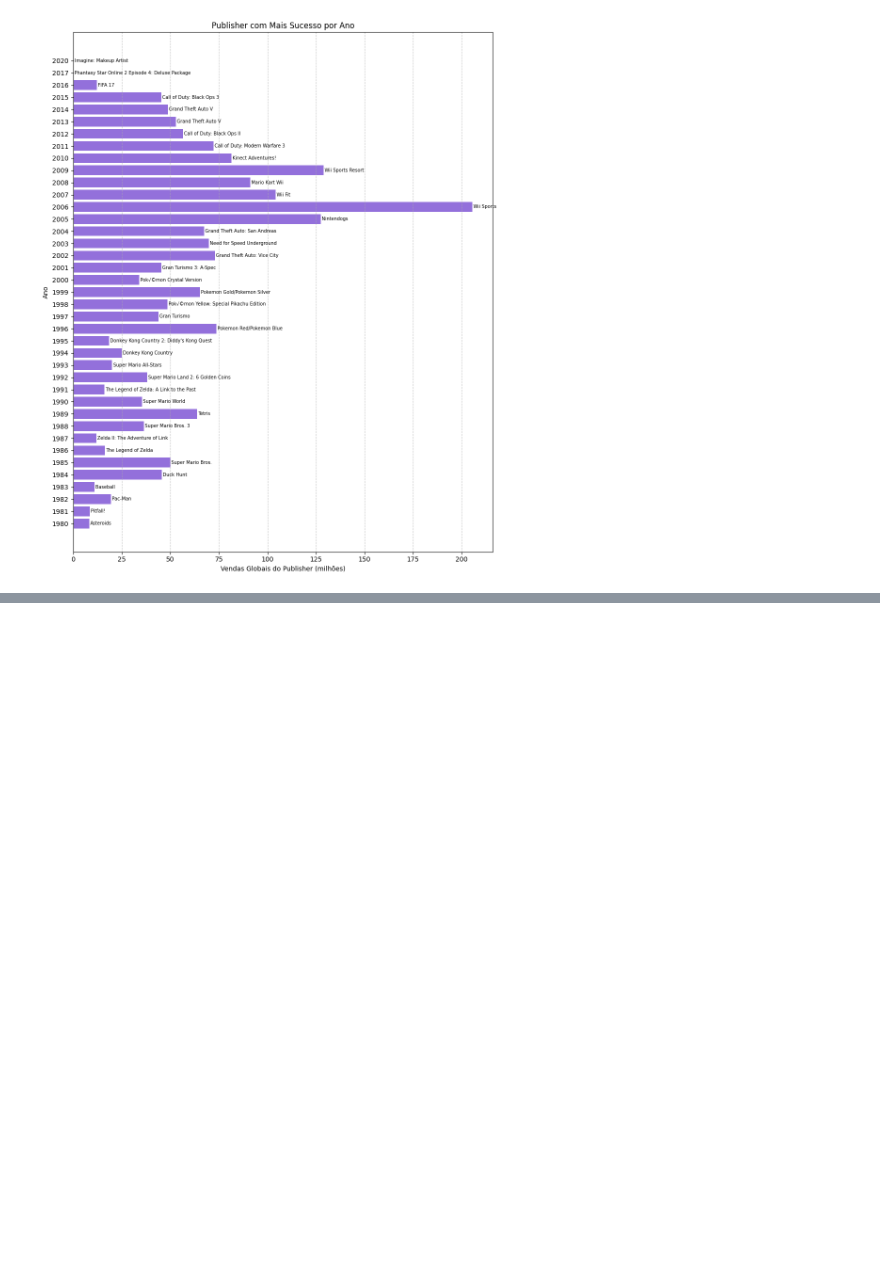
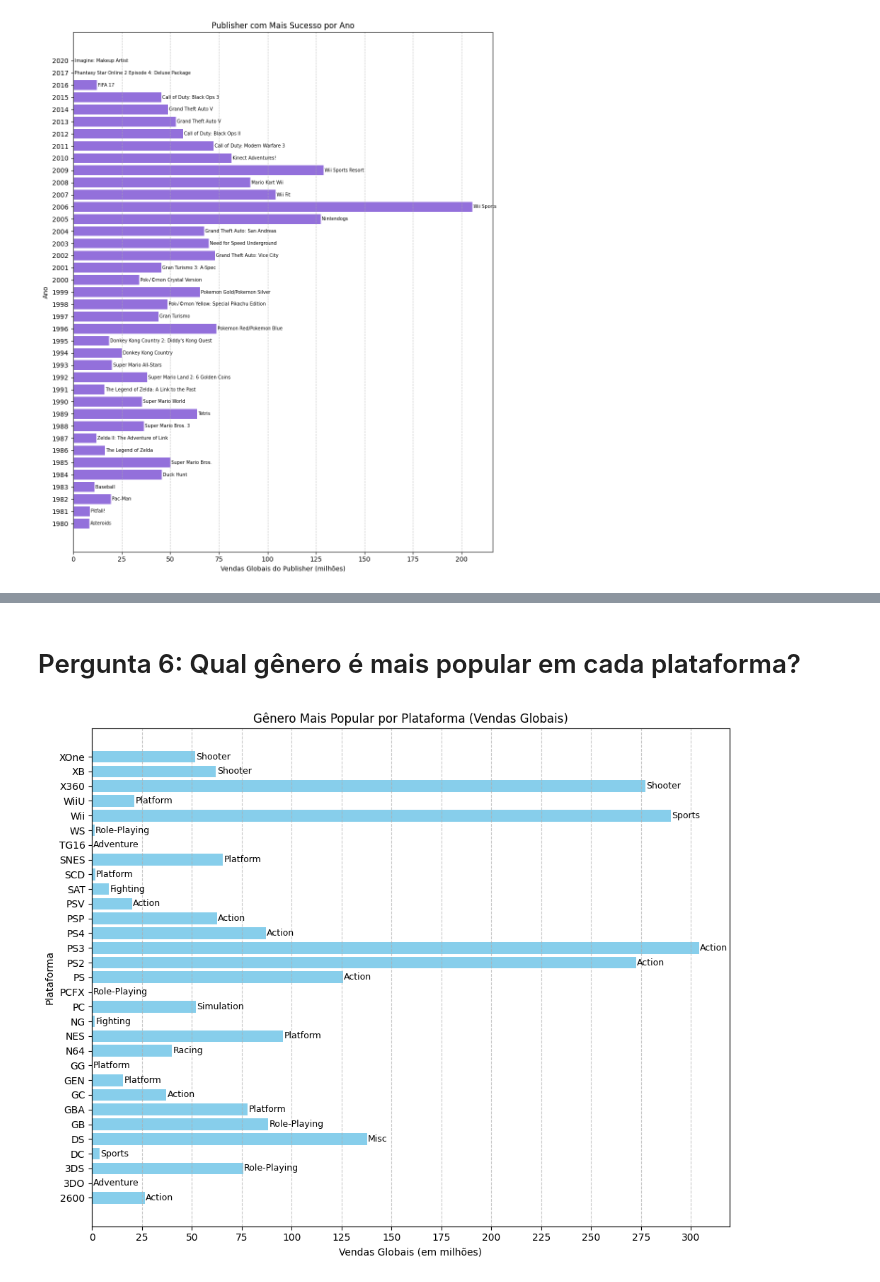
Before and after one commit to AlexandrePossari/ProjetoC111, a Jupyter notebook: main.ipynb, the cells around one changed output, grey strips where cells are left out. Saved outputs shown, nothing was run; the diff lists cells and outputs as text; code cells hidden in the pictures; blank space fills up the shorter version.

```diff
--- a/main.ipynb
+++ b/main.ipynb
@@ -135,0 +160,34 @@ plt.show()
+# %% [markdown]
+# Pergunta 6: Qual gênero é mais popular em cada plataforma?
+# %%
+# Agrupa por Plataforma e Gênero, somando as vendas
+vendas_por_genero = df.groupby(['Platform', 'Genre'])['Global_Sales'].sum().reset_index()
+
+# Para cada plataforma, pega o gênero com mais vendas
+genero_mais_popular = vendas_por_genero.sort_values('Global_Sales', ascending=False).drop_duplicates('Platform')
+genero_mais_popular = genero_mais_popular.sort_values('Platform')
+
+# Cria o gráfico de barras
+plt.figure(figsize=(10, 8))
+bars = plt.barh(
+    genero_mais_popular['Platform'],
+    genero_mais_popular['Global_Sales'],
+    color='skyblue'
+)
+
+# Adiciona o gênero à direita da barra
+for bar, genero in zip(bars, genero_mais_popular['Genre']):
+    width = bar.get_width()
+    plt.text(width + 0.5, bar.get_y() + bar.get_height()/2,
+             genero, va='center', fontsize=9)
+
+# Ajustes do gráfico
+plt.title('Gênero Mais Popular por Plataforma (Vendas Globais)')
+plt.xlabel('Vendas Globais (em milhões)')
+plt.ylabel('Plataforma')
+plt.tight_layout()
+plt.grid(axis='x', linestyle='--', alpha=0.7)
+plt.xticks(np.arange(genero_mais_popular['Global_Sales'].min(), genero_mais_popular['Global_Sales'].max(), 25))
+plt.show()
+# %% [output]
+[figure, added]
```
Also changed, not shown: parts of 6 cells of this notebook.
